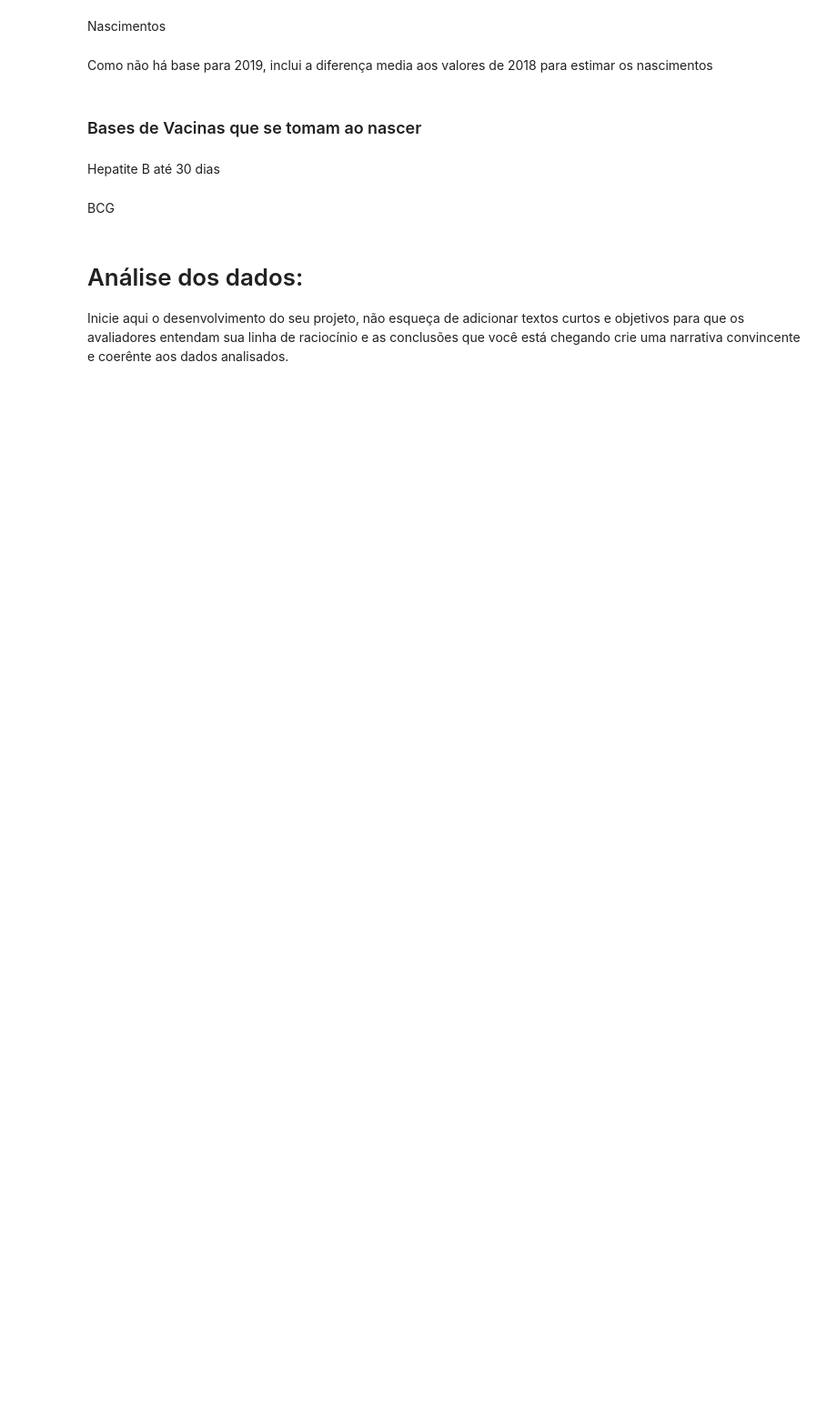
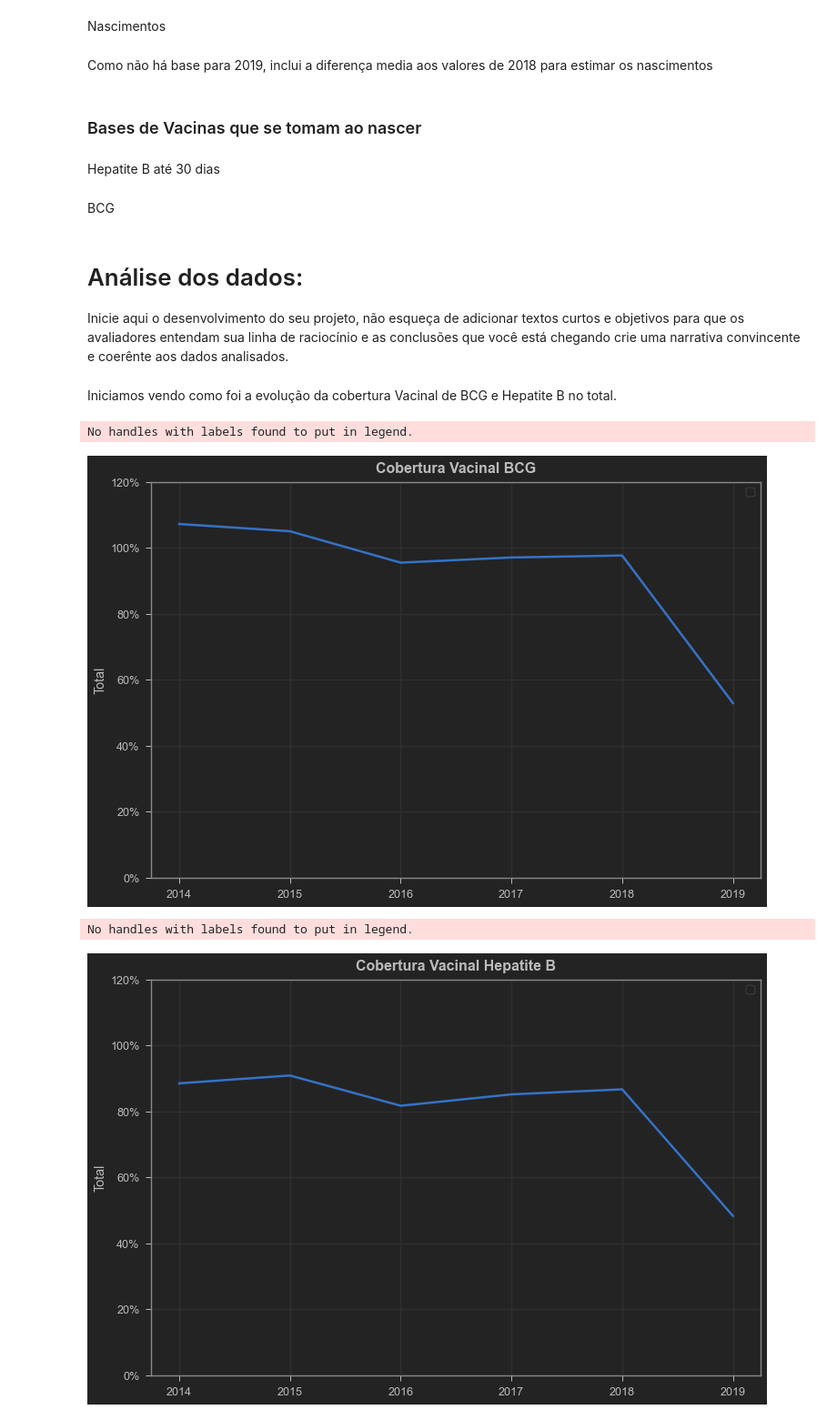
Before and after one commit to Igor-Arantes/Bootcamp-Data-Science-Aplicada, a Jupyter notebook: Igor_Arantes_Desafio_02.ipynb, the cells around one changed output. Shown at 91% size. Drawn from its saved outputs; the diff is of its cells as text; code cells hidden in the pictures; blank space fills up the shorter version.

```diff
--- a/Igor_Arantes_Desafio_02.ipynb
+++ b/Igor_Arantes_Desafio_02.ipynb
@@ -57,6 +57,17 @@ nascimentos = pd.read_csv('https://raw.githubusercontent.com/Igor-Arantes/Bootca
                              encoding="ISO-8859-1",skiprows = 3, sep=";", skipfooter=12,thousands=".", decimal=",")
 # %% [markdown]
 ## Funções
+# %%
+def lineplot(dataset,colunas,titulo):
+    plt.figure(figsize=(12,8))
+    plt.grid(True)
+    ax=sns.lineplot(data=dataset.T[colunas], linewidth = 2.5)
+    ax.yaxis.set_major_formatter(ticker.StrMethodFormatter("{x:,.0f}%"))
+    plt.ylim((0,120))
+    plt.legend()
+    plt.title(titulo,fontsize=16,pad=10,fontweight="bold")
+
+    plt.show()
 # %% [markdown]
 ## Preparando Bases
 # %% [markdown]
@@ -97,3 +108,13 @@ imuno_bcg.set_index('Região/Unidade da Federação',inplace=True)
 # Análise dos dados:
 
 Inicie aqui o desenvolvimento do seu projeto, não esqueça de adicionar textos curtos e objetivos para que os avaliadores entendam sua linha de raciocínio e as conclusões que você está chegando crie uma narrativa convincente e coerênte aos dados analisados.
+# %% [markdown]
+Iniciamos vendo como foi a evolução da cobertura Vacinal de BCG e Hepatite B no total.
+# %%
+lineplot(imuno_bcg,'Total','Cobertura Vacinal BCG')
+lineplot(imuno_hepatiteb,'Total','Cobertura Vacinal Hepatite B')
+# %% [output]
+No handles with labels found to put in legend.
+[figure, added]
+No handles with labels found to put in legend.
+[figure, added]
```
Also changed, not shown: parts of 4 cells of this notebook.
